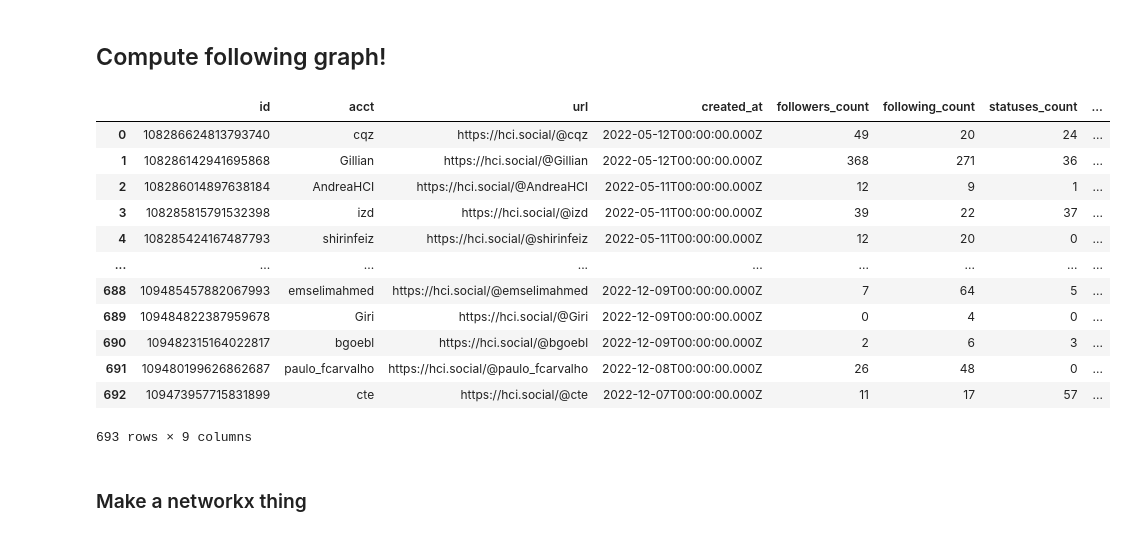
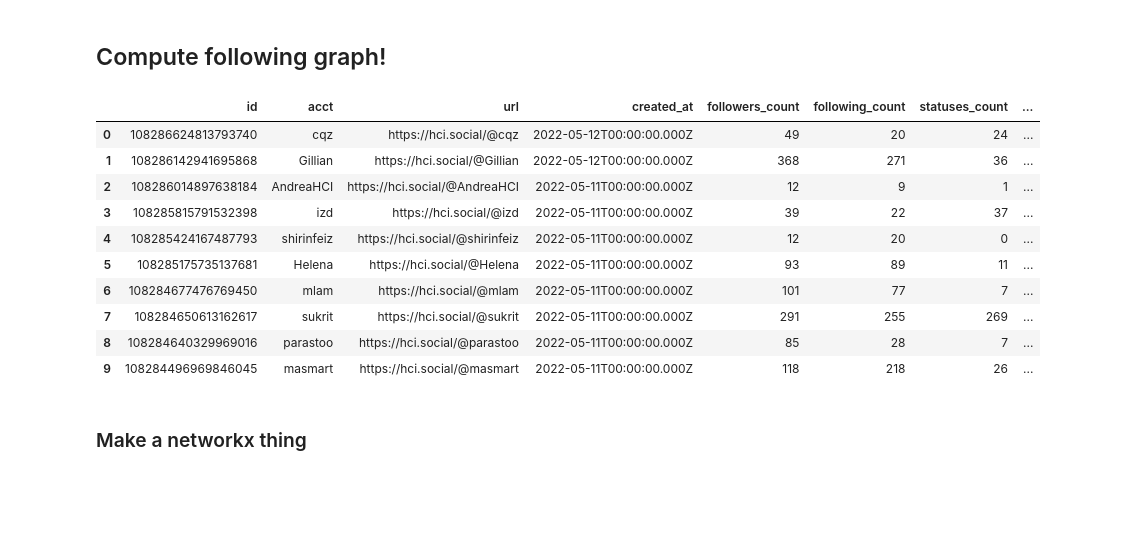
Before and after one commit to nicholson2208/rec-sys-final-project, a Jupyter notebook: FollowerGraphs.ipynb, the cells around one changed output. Drawn from its saved outputs; the diff is of its cells as text; code cells hidden in the pictures; blank space fills up the shorter version.

```diff
--- a/FollowerGraphs.ipynb
+++ b/FollowerGraphs.ipynb
@@ -214,21 +214,19 @@ Too many account here! I think instead, we should pick a big, but not huge insta
 # %%
 df = pd.read_csv("data/profiles/hci_social_profiles_local.csv")
 # %%
-df
+df.head(10)
 # %% [output]
 |  | id | acct | url | created_at | followers_count | following_count | statuses_count | ... |
 | 0 | 108286624813793740 | cqz | https://hci.social/@cqz | 2022-05-12T00:00:00.000Z | 49 | 20 | 24 | ... |
 | 1 | 108286142941695868 | Gillian | https://hci.social/@Gillian | 2022-05-12T00:00:00.000Z | 368 | 271 | 36 | ... |
 | 2 | 108286014897638184 | AndreaHCI | https://hci.social/@AndreaHCI | 2022-05-11T00:00:00.000Z | 12 | 9 | 1 | ... |
 | 3 | 108285815791532398 | izd | https://hci.social/@izd | 2022-05-11T00:00:00.000Z | 39 | 22 | 37 | ... |
 | 4 | 108285424167487793 | shirinfeiz | https://hci.social/@shirinfeiz | 2022-05-11T00:00:00.000Z | 12 | 20 | 0 | ... |
-| ... | ... | ... | ... | ... | ... | ... | ... | ... |
-| 688 | 109485457882067993 | emselimahmed | https://hci.social/@emselimahmed | 2022-12-09T00:00:00.000Z | 7 | 64 | 5 | ... |
-| 689 | 109484822387959678 | Giri | https://hci.social/@Giri | 2022-12-09T00:00:00.000Z | 0 | 4 | 0 | ... |
-| 690 | 109482315164022817 | bgoebl | https://hci.social/@bgoebl | 2022-12-09T00:00:00.000Z | 2 | 6 | 3 | ... |
-| 691 | 109480199626862687 | paulo_fcarvalho | https://hci.social/@paulo_fcarvalho | 2022-12-08T00:00:00.000Z | 26 | 48 | 0 | ... |
-| 692 | 109473957715831899 | cte | https://hci.social/@cte | 2022-12-07T00:00:00.000Z | 11 | 17 | 57 | ... |
+| 5 | 108285175735137681 | Helena | https://hci.social/@Helena | 2022-05-11T00:00:00.000Z | 93 | 89 | 11 | ... |
+| 6 | 108284677476769450 | mlam | https://hci.social/@mlam | 2022-05-11T00:00:00.000Z | 101 | 77 | 7 | ... |
+| 7 | 108284650613162617 | sukrit | https://hci.social/@sukrit | 2022-05-11T00:00:00.000Z | 291 | 255 | 269 | ... |
+| 8 | 108284640329969016 | parastoo | https://hci.social/@parastoo | 2022-05-11T00:00:00.000Z | 85 | 28 | 7 | ... |
+| 9 | 108284496969846045 | masmart | https://hci.social/@masmart | 2022-05-11T00:00:00.000Z | 118 | 218 | 26 | ... |
-693 rows × 9 columns
 # %% [markdown]
 ### Make a networkx thing
 # %%
```
Also changed, not shown: parts of 14 cells of this notebook.
